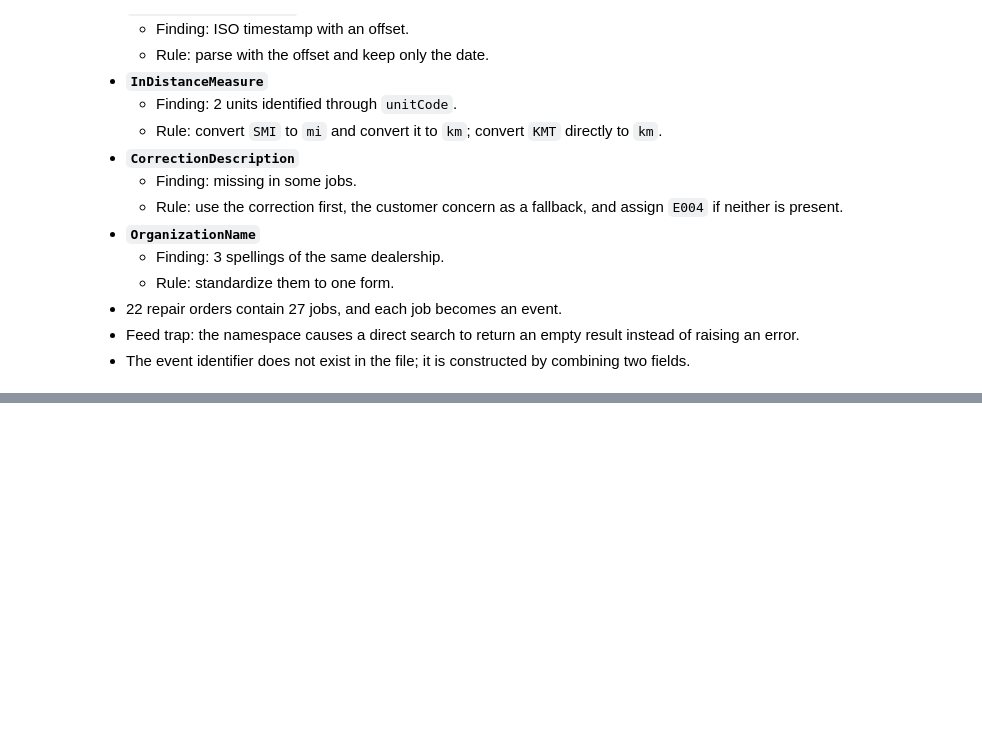
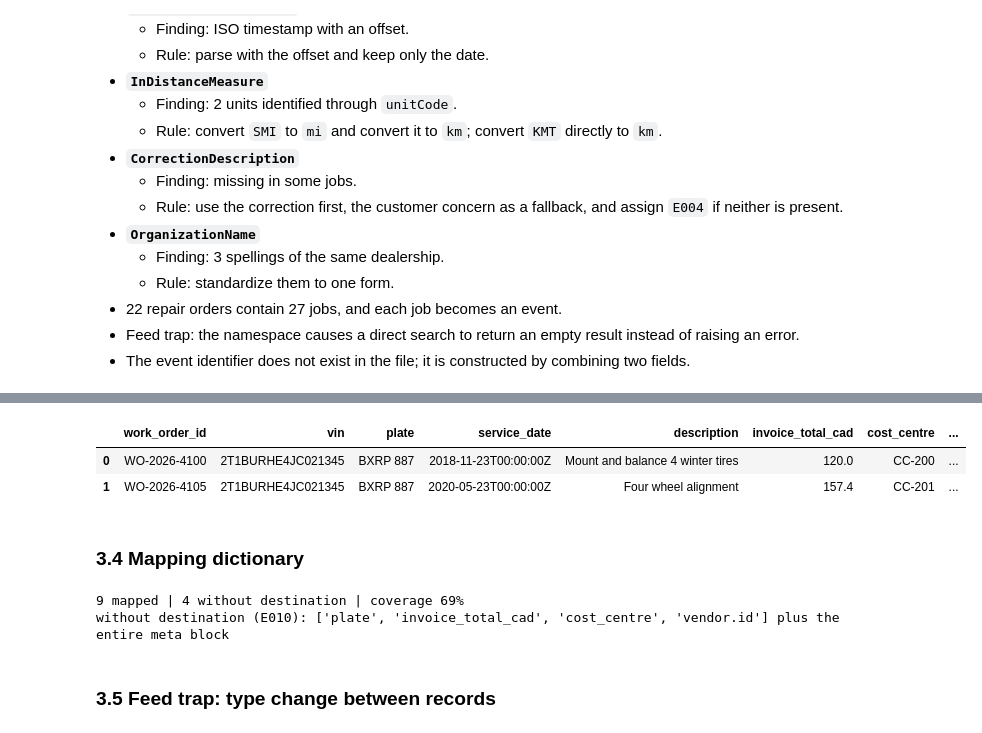
Before and after one commit to renteria-luis/automotive-data-mapper, a Jupyter notebook: notebooks/01_sources.ipynb, the cells around one changed output, grey strips where cells are left out. Cells and saved outputs as stored; diff of their text form; code cells hidden in the pictures; blank space fills up the shorter version.

```diff
--- a/notebooks/01_sources.ipynb
+++ b/notebooks/01_sources.ipynb
@@ -652,0 +715,7 @@ Hierarchy: `correction` -> `concern` -> `E004`
+# %%
+fleet_c_raw = pd.json_normalize(fleet_c_doc["records"]) # sep='.' per default
+fleet_c_raw.head(2)
+# %% [output]
+|  | work_order_id | vin | plate | service_date | description | invoice_total_cad | cost_centre | ... |
+| 0 | WO-2026-4100 | 2T1BURHE4JC021345 | BXRP 887 | 2018-11-23T00:00:00Z | Mount and balance 4 winter tires | 120.0 | CC-200 | ... |
+| 1 | WO-2026-4105 | 2T1BURHE4JC021345 | BXRP 887 | 2020-05-23T00:00:00Z | Four wheel alignment | 157.4 | CC-201 | ... |
@@ -652,0 +725,31 @@ Hierarchy: `correction` -> `concern` -> `E004`
+# %% [markdown]
+### 3.4 Mapping dictionary
+# %%
+FLEET_C_MAP: dict[str, str | None] = {
+    'work_order_id': 'source_record_id',
+    'vin': 'vin',
+    'plate': None,
+    'service_date': 'event_date',
+    'description': 'raw_description',
+    'invoice_total_cad': None,
+    'cost_centre': None,
+    'odometer.value': 'odometer_km',
+    'odometer.unit': 'odometer_source_unit',
+    'vendor.id': None,
+    'vendor.name': 'provider_name',
+    'vendor.city': 'provider_city',
+    'vendor.region': 'provider_province',
+}
+
+assert set(FLEET_C_MAP) == set(fleet_c_raw.columns), 'mapping dictionary and table do not match'
+
+mapped_c = [c for c, f in FLEET_C_MAP.items() if f is not None]
+unmapped_c = [c for c, f in FLEET_C_MAP.items() if f is None]
+
+print(f'{len(mapped_c)} mapped | {len(unmapped_c)} without destination | coverage {len(mapped_c) / len(FLEET_C_MAP):.0%}')
+print('without destination (E010):', unmapped_c, 'plus the entire meta block')
+# %% [output]
+9 mapped | 4 without destination | coverage 69%
+without destination (E010): ['plate', 'invoice_total_cad', 'cost_centre', 'vendor.id'] plus the entire meta block
+# %% [markdown]
+### 3.5 Feed trap: type change between records
```
Also changed, not shown: parts of 14 cells of this notebook.
